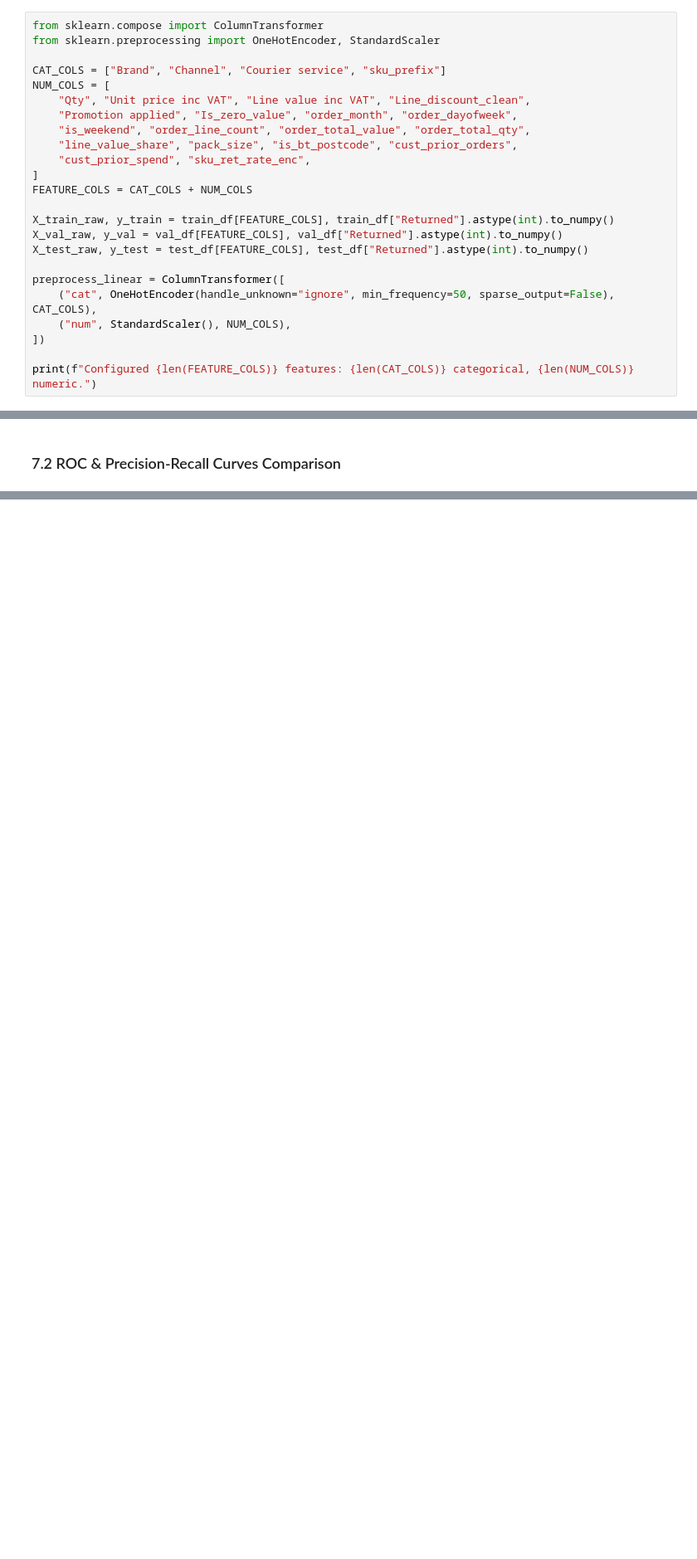
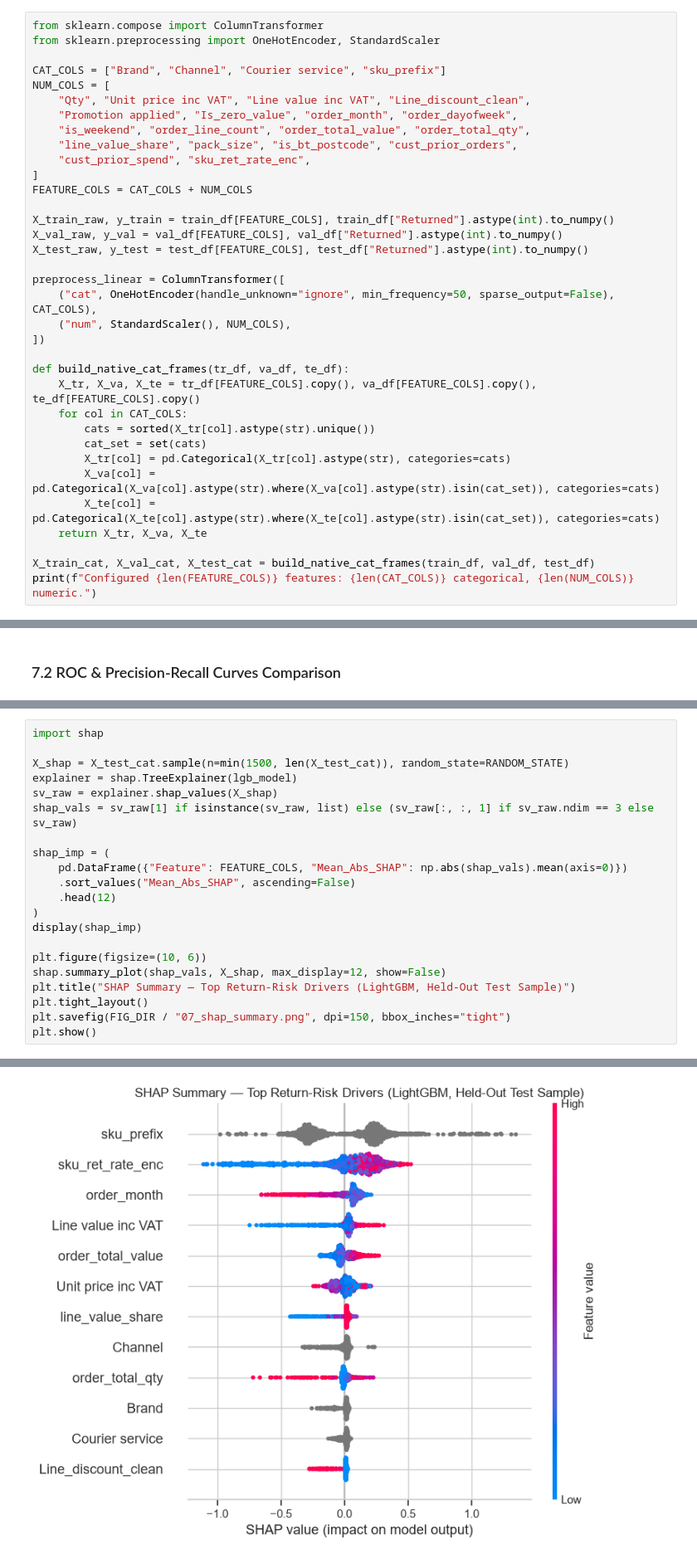
Before and after one commit to promit-bhattacharjee/loft25-returns-analysis, a Jupyter notebook: Loft25_Returns_Analysis_Modular.ipynb, the cells around one changed output, grey strips where cells are left out. Shown at 83% size. Drawn from its saved outputs; the diff is of its cells as text; blank space fills up the shorter version.

```diff
--- a/Loft25_Returns_Analysis_Modular.ipynb
+++ b/Loft25_Returns_Analysis_Modular.ipynb
@@ -650,6 +653,17 @@ preprocess_linear = ColumnTransformer([
     ("num", StandardScaler(), NUM_COLS),
 ])
 
+def build_native_cat_frames(tr_df, va_df, te_df):
+    X_tr, X_va, X_te = tr_df[FEATURE_COLS].copy(), va_df[FEATURE_COLS].copy(), te_df[FEATURE_COLS].copy()
+    for col in CAT_COLS:
+        cats = sorted(X_tr[col].astype(str).unique())
+        cat_set = set(cats)
+        X_tr[col] = pd.Categorical(X_tr[col].astype(str), categories=cats)
+        X_va[col] = pd.Categorical(X_va[col].astype(str).where(X_va[col].astype(str).isin(cat_set)), categories=cats)
+        X_te[col] = pd.Categorical(X_te[col].astype(str).where(X_te[col].astype(str).isin(cat_set)), categories=cats)
+    return X_tr, X_va, X_te
+
+X_train_cat, X_val_cat, X_test_cat = build_native_cat_frames(train_df, val_df, test_df)
 print(f"Configured {len(FEATURE_COLS)} features: {len(CAT_COLS)} categorical, {len(NUM_COLS)} numeric.")
 # %% [output]
 Configured 22 features: 4 categorical, 18 numeric.
@@ -946,0 +963,22 @@ plt.show()
+# %%
+import shap
+
+X_shap = X_test_cat.sample(n=min(1500, len(X_test_cat)), random_state=RANDOM_STATE)
+explainer = shap.TreeExplainer(lgb_model)
+sv_raw = explainer.shap_values(X_shap)
+shap_vals = sv_raw[1] if isinstance(sv_raw, list) else (sv_raw[:, :, 1] if sv_raw.ndim == 3 else sv_raw)
+
+shap_imp = (
+    pd.DataFrame({"Feature": FEATURE_COLS, "Mean_Abs_SHAP": np.abs(shap_vals).mean(axis=0)})
+    .sort_values("Mean_Abs_SHAP", ascending=False)
+    .head(12)
+)
+display(shap_imp)
+
+plt.figure(figsize=(10, 6))
+shap.summary_plot(shap_vals, X_shap, max_display=12, show=False)
+plt.title("SHAP Summary — Top Return-Risk Drivers (LightGBM, Held-Out Test Sample)")
+plt.tight_layout()
+plt.savefig(FIG_DIR / "07_shap_summary.png", dpi=150, bbox_inches="tight")
+plt.show()
+# %% [output]
@@ -946,0 +998 @@ plt.show()
+[figure, added]
```
Also changed, not shown: parts of 122 cells of this notebook, 15 other files.
